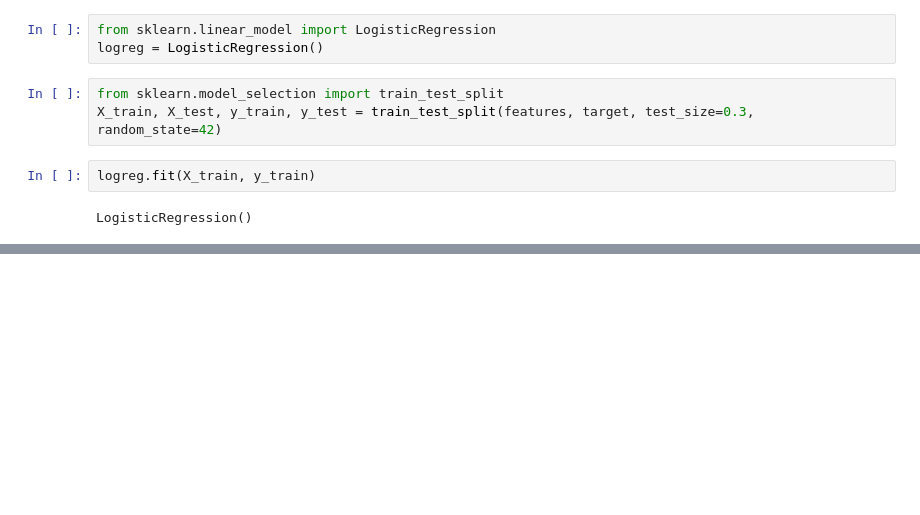
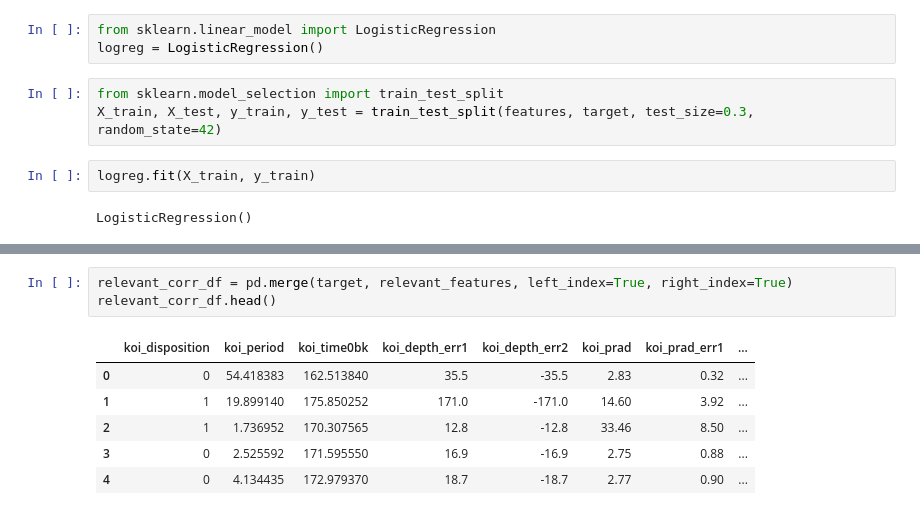
Before and after one commit to RaulMaya/Kepler-Telescope-Search, a Jupyter notebook: models/logistic_regression/logistic_regression_model.ipynb, the cells around one changed output, grey strips where cells are left out. Saved outputs shown, nothing was run; the diff lists cells and outputs as text; blank space fills up the shorter version.

```diff
--- a/models/logistic_regression/logistic_regression_model.ipynb
+++ b/models/logistic_regression/logistic_regression_model.ipynb
@@ -106,0 +108,10 @@ array([False, False, False, False,  True, False, False,  True, False,
+# %%
+relevant_corr_df = pd.merge(target, relevant_features, left_index=True, right_index=True)
+relevant_corr_df.head()
+# %% [output]
+|  | koi_disposition | koi_period | koi_time0bk | koi_depth_err1 | koi_depth_err2 | koi_prad | koi_prad_err1 | ... |
+| 0 | 0 | 54.418383 | 162.513840 | 35.5 | -35.5 | 2.83 | 0.32 | ... |
+| 1 | 1 | 19.899140 | 175.850252 | 171.0 | -171.0 | 14.60 | 3.92 | ... |
+| 2 | 1 | 1.736952 | 170.307565 | 12.8 | -12.8 | 33.46 | 8.50 | ... |
+| 3 | 0 | 2.525592 | 171.595550 | 16.9 | -16.9 | 2.75 | 0.88 | ... |
+| 4 | 0 | 4.134435 | 172.979370 | 18.7 | -18.7 | 2.77 | 0.90 | ... |
```
Also changed, not shown: parts of 7 cells of this notebook.
